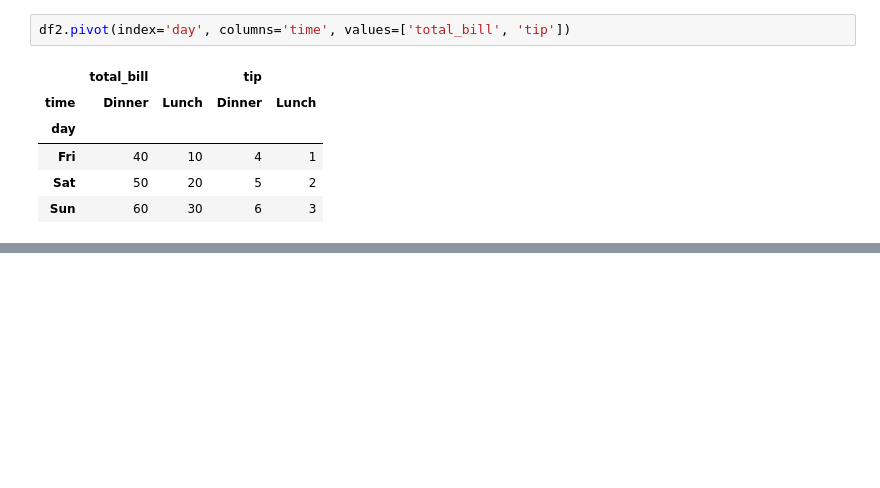
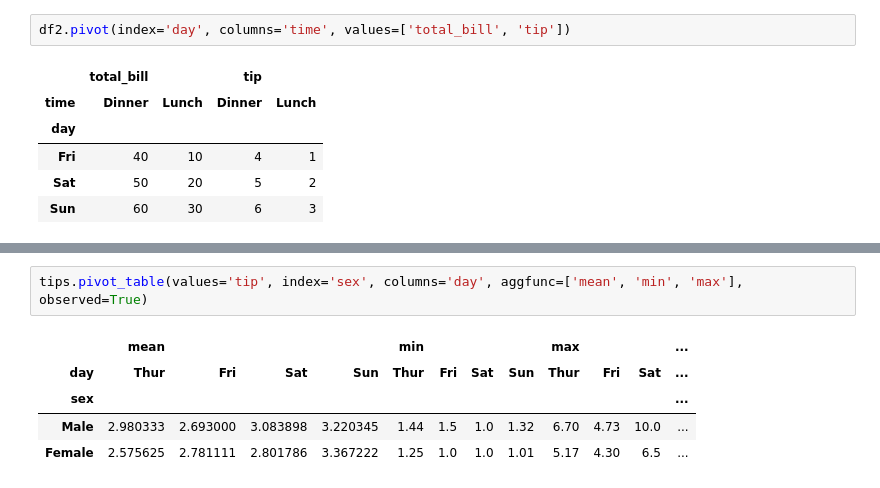
Before and after one commit to JakeOh/202504_itwill_oracle88, a Jupyter notebook: python23.ipynb, the cells around one changed output, grey strips where cells are left out. Cells and saved outputs as stored; diff of their text form; blank space fills up the shorter version.

```diff
--- a/python23.ipynb
+++ b/python23.ipynb
@@ -408,0 +564,8 @@ df2.pivot(index='day', columns='time', values=['total_bill', 'tip'])
+# %%
+tips.pivot_table(values='tip', index='sex', columns='day', aggfunc=['mean', 'min', 'max'], observed=True)
+# %% [output]
+|  | mean |  |  |  | min |  |  |  | max |  |  | ... |
+| day | Thur | Fri | Sat | Sun | Thur | Fri | Sat | Sun | Thur | Fri | Sat | ... |
+| sex |  |  |  |  |  |  |  |  |  |  |  | ... |
+| Male | 2.980333 | 2.693000 | 3.083898 | 3.220345 | 1.44 | 1.5 | 1.0 | 1.32 | 6.70 | 4.73 | 10.0 | ... |
+| Female | 2.575625 | 2.781111 | 2.801786 | 3.367222 | 1.25 | 1.0 | 1.0 | 1.01 | 5.17 | 4.30 | 6.5 | ... |
```
Also changed, not shown: parts of 21 cells of this notebook.
